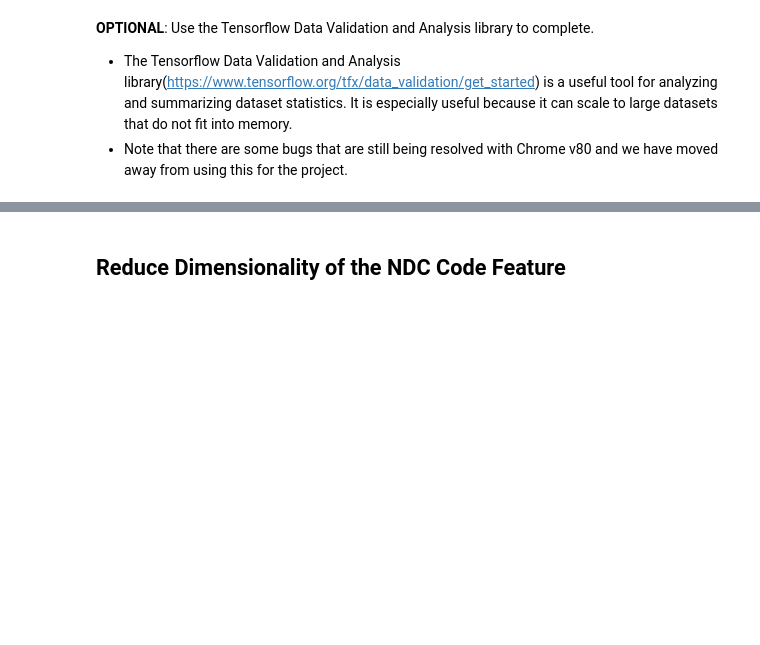
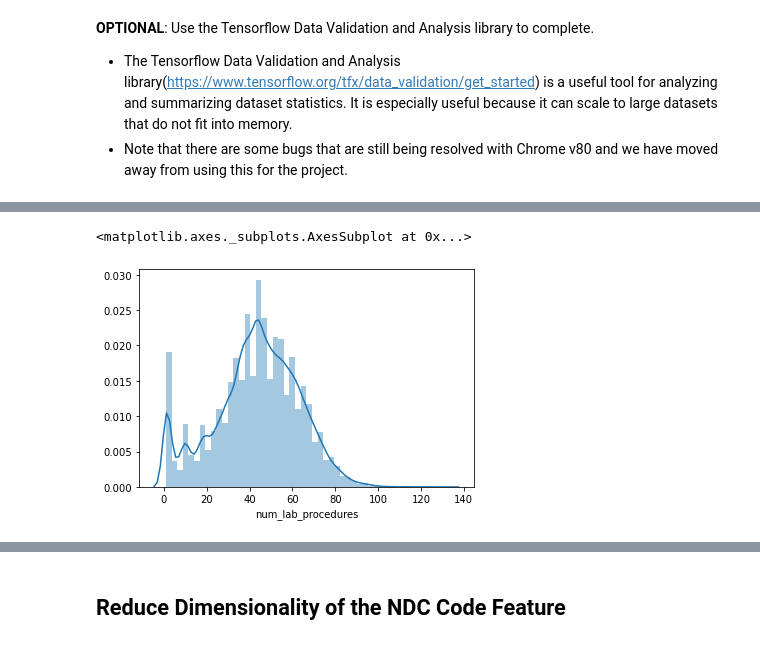
Before and after one commit to TRoboto/Udacity, a Jupyter notebook: AI for Healthcare Nanodegree/Project - Patient Selection for Diabetes Drug Testing/starter_code/student_project.ipynb, the cells around one changed output, grey strips where cells are left out. Saved outputs shown, nothing was run; the diff lists cells and outputs as text; code cells hidden in the pictures; blank space fills up the shorter version.

```diff
--- a/AI for Healthcare Nanodegree/Project - Patient Selection for Diabetes Drug Testing/starter_code/student_project.ipynb
+++ b/AI for Healthcare Nanodegree/Project - Patient Selection for Diabetes Drug Testing/starter_code/student_project.ipynb
@@ -106,0 +289,5 @@ Student Response:??
+# %%
+sns.distplot(df['num_lab_procedures'])
+# %% [output]
+<matplotlib.axes._subplots.AxesSubplot at 0x...>
+[figure, added]
```
Also changed, not shown: parts of 67 cells of this notebook.
